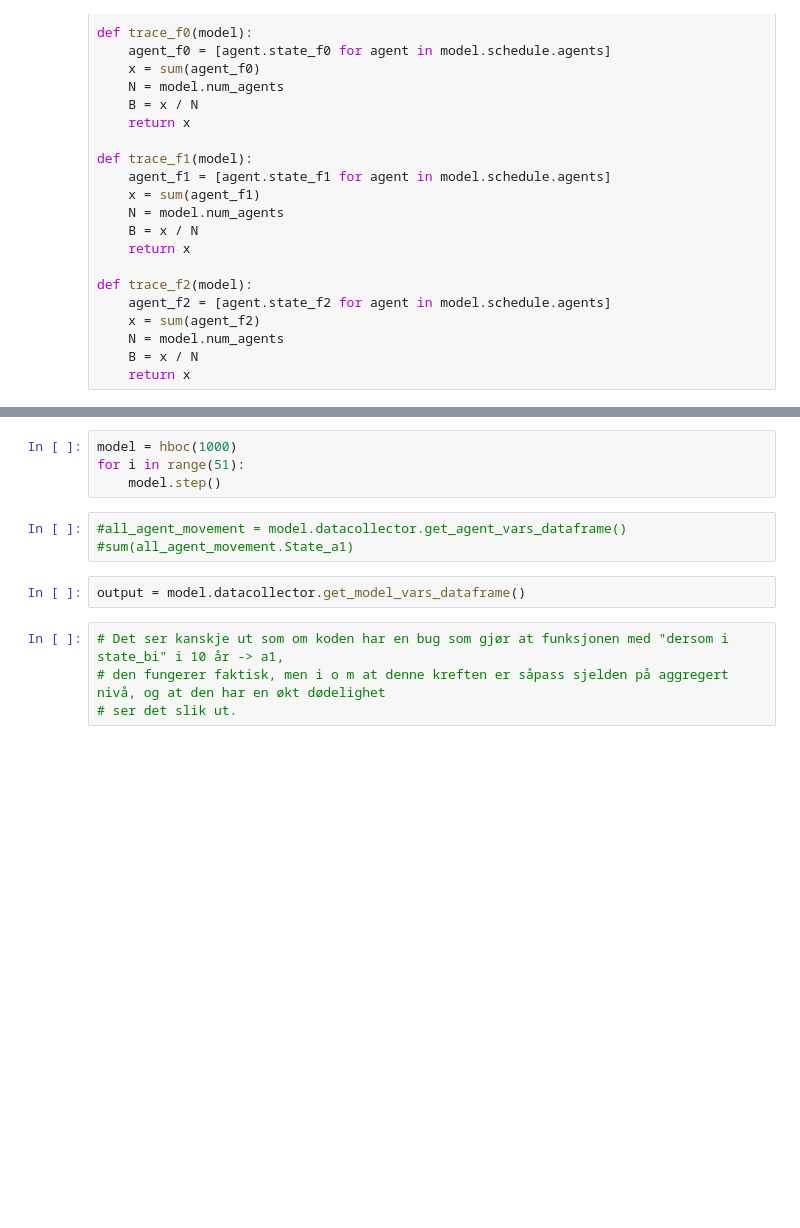
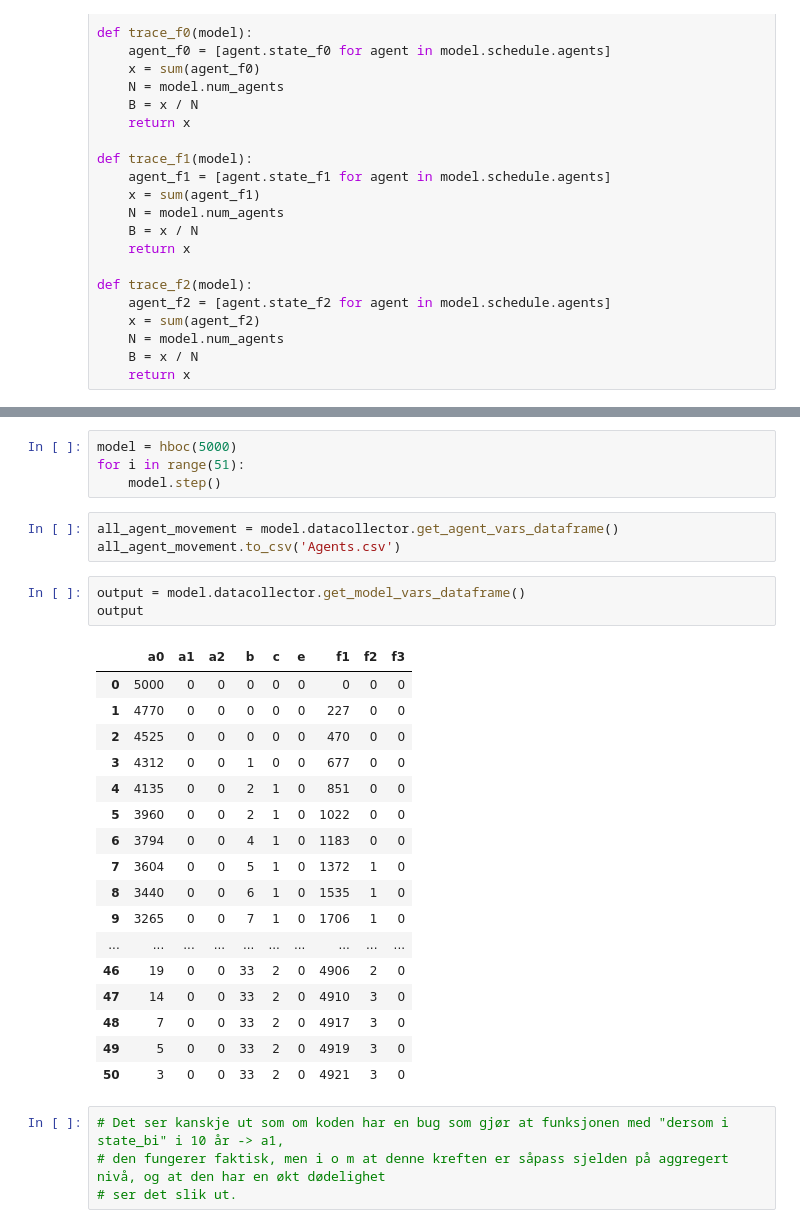
Before and after one commit to hmelberg/share, a Jupyter notebook: Model.ipynb, the cells around one changed output, grey strips where cells are left out. Cells and saved outputs as stored; diff of their text form; blank space fills up the shorter version.

```diff
--- a/Model.ipynb
+++ b/Model.ipynb
@@ -521,14 +528,33 @@ class hboc(Model):
         #advnace a step
         self.schedule.step()
 # %%
-model = hboc(1000)
+model = hboc(5000)
 for i in range(51):
     model.step()
 # %%
-#all_agent_movement = model.datacollector.get_agent_vars_dataframe()
-#sum(all_agent_movement.State_a1)
+all_agent_movement = model.datacollector.get_agent_vars_dataframe()
+all_agent_movement.to_csv('Agents.csv')
 # %%
 output = model.datacollector.get_model_vars_dataframe()
+output
+# %% [output]
+|  | a0 | a1 | a2 | b | c | e | f1 | f2 | f3 |
+| 0 | 5000 | 0 | 0 | 0 | 0 | 0 | 0 | 0 | 0 |
+| 1 | 4770 | 0 | 0 | 0 | 0 | 0 | 227 | 0 | 0 |
+| 2 | 4525 | 0 | 0 | 0 | 0 | 0 | 470 | 0 | 0 |
+| 3 | 4312 | 0 | 0 | 1 | 0 | 0 | 677 | 0 | 0 |
+| 4 | 4135 | 0 | 0 | 2 | 1 | 0 | 851 | 0 | 0 |
+| 5 | 3960 | 0 | 0 | 2 | 1 | 0 | 1022 | 0 | 0 |
+| 6 | 3794 | 0 | 0 | 4 | 1 | 0 | 1183 | 0 | 0 |
+| 7 | 3604 | 0 | 0 | 5 | 1 | 0 | 1372 | 1 | 0 |
+| 8 | 3440 | 0 | 0 | 6 | 1 | 0 | 1535 | 1 | 0 |
+| 9 | 3265 | 0 | 0 | 7 | 1 | 0 | 1706 | 1 | 0 |
+| ... | ... | ... | ... | ... | ... | ... | ... | ... | ... |
+| 46 | 19 | 0 | 0 | 33 | 2 | 0 | 4906 | 2 | 0 |
+| 47 | 14 | 0 | 0 | 33 | 2 | 0 | 4910 | 3 | 0 |
+| 48 | 7 | 0 | 0 | 33 | 2 | 0 | 4917 | 3 | 0 |
+| 49 | 5 | 0 | 0 | 33 | 2 | 0 | 4919 | 3 | 0 |
+| 50 | 3 | 0 | 0 | 33 | 2 | 0 | 4921 | 3 | 0 |
 # %%
 # Det ser kanskje ut som om koden har en bug som gjør at funksjonen med "dersom i state_bi" i 10 år -> a1,
 # den fungerer faktisk, men i o m at denne kreften er såpass sjelden på aggregert nivå, og at den har en økt dødelighet
```
Also changed, not shown: parts of 5 cells of this notebook, 6 other files.
